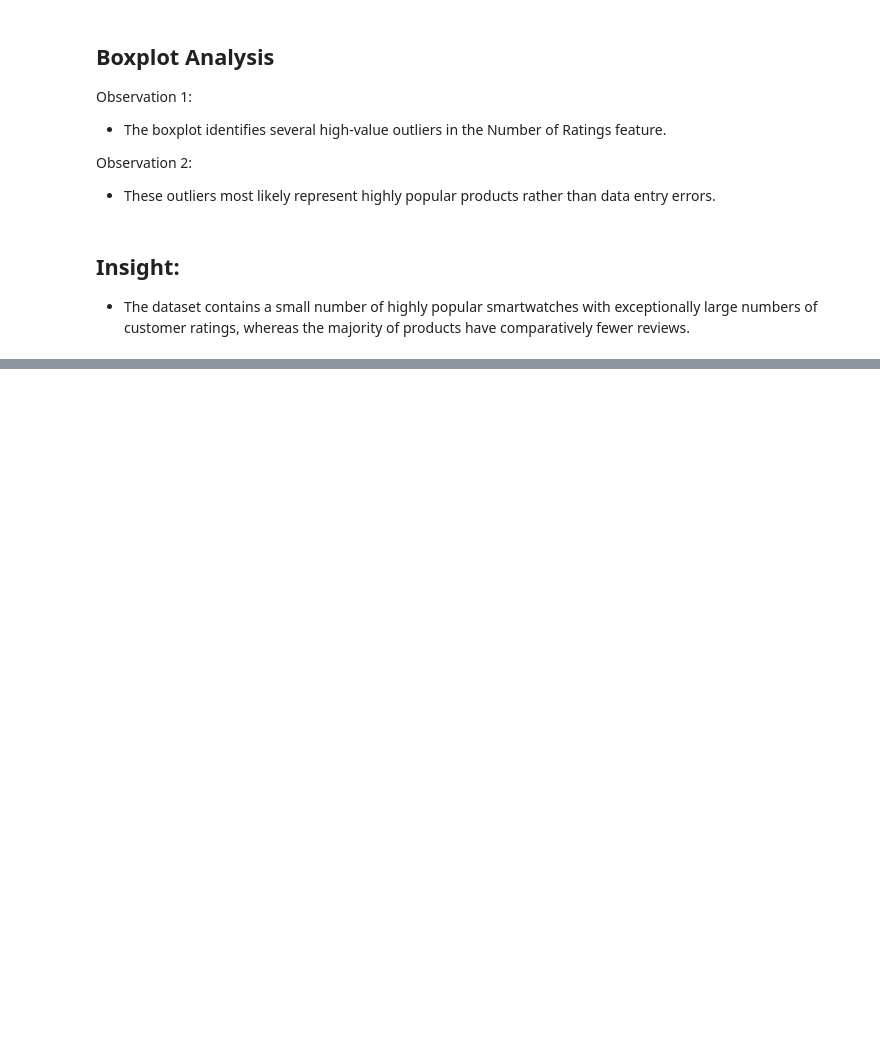
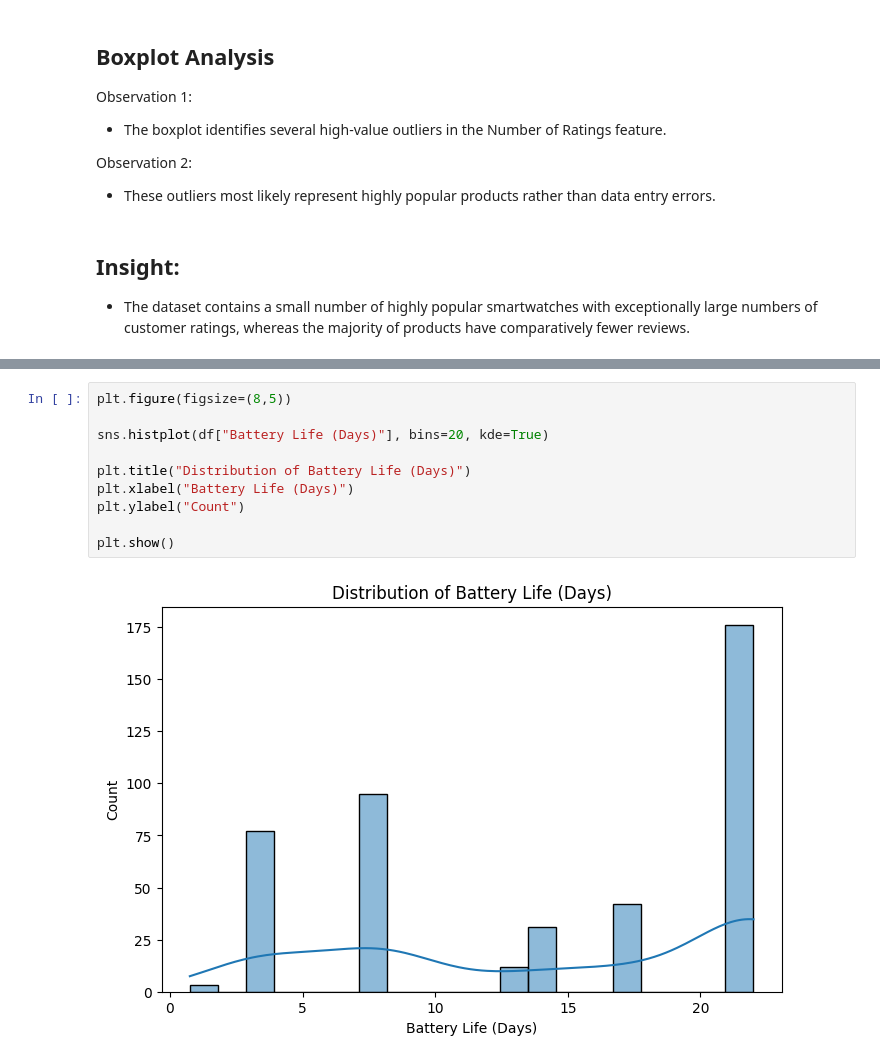
Before and after one commit to kushneek/smartwatch-rating-prediction, a Jupyter notebook: EDA.ipynb, the cells around one changed output, grey strips where cells are left out. Cells and saved outputs as stored; diff of their text form; blank space fills up the shorter version.

```diff
--- a/EDA.ipynb
+++ b/EDA.ipynb
@@ -269,0 +296,12 @@ Observation 2:
+# %%
+plt.figure(figsize=(8,5))
+
+sns.histplot(df["Battery Life (Days)"], bins=20, kde=True)
+
+plt.title("Distribution of Battery Life (Days)")
+plt.xlabel("Battery Life (Days)")
+plt.ylabel("Count")
+
+plt.show()
+# %% [output]
+[figure, added]
```
Also changed, not shown: parts of 173 cells of this notebook, 1 other file.
